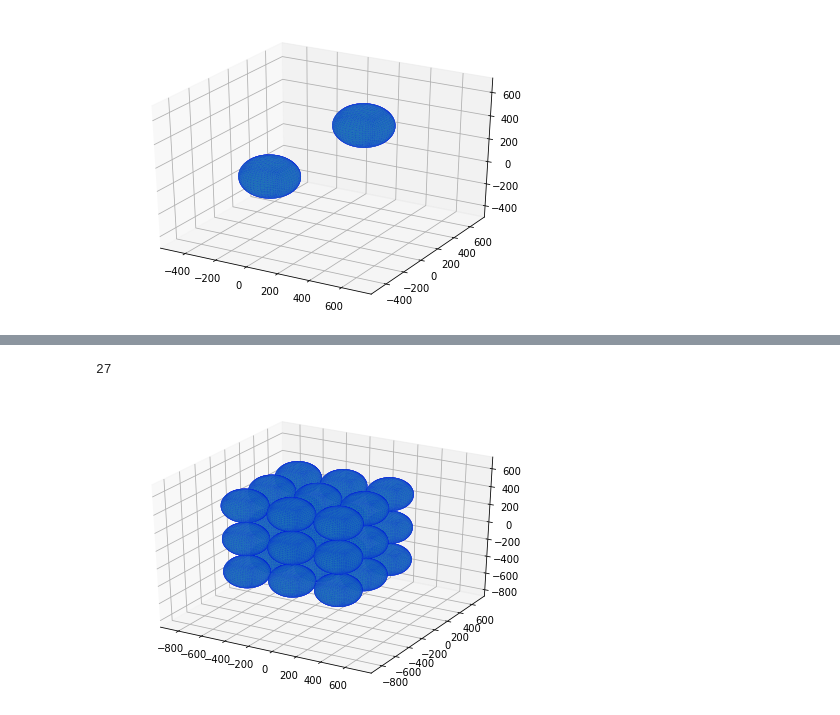
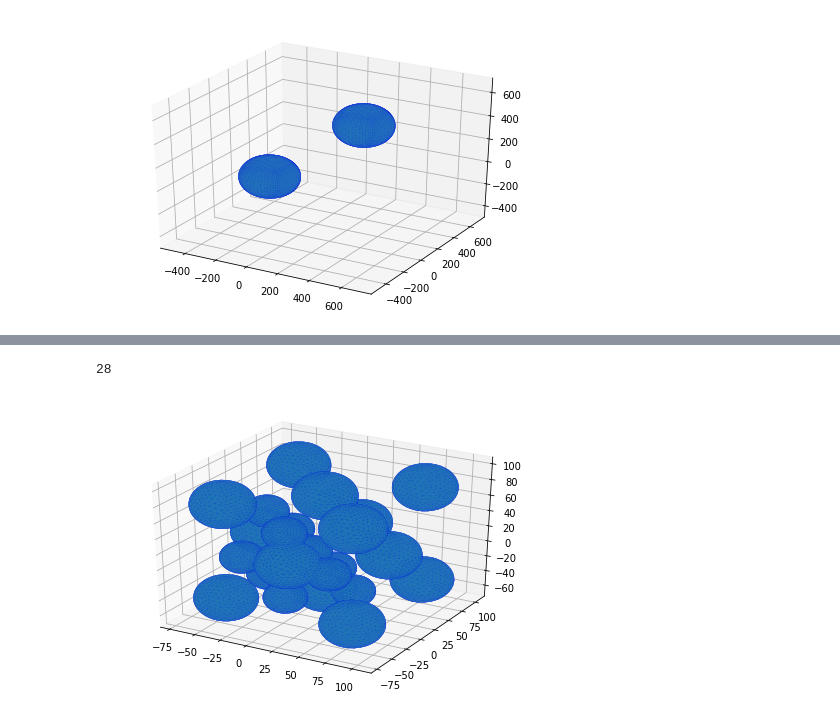
Before and after one commit to laumiulun/crystal_GUI, a Jupyter notebook: jupyter_notebook/STL_playground.ipynb, the cells around one changed output, grey strips where cells are left out. Saved outputs shown, nothing was run; the diff lists cells and outputs as text; code cells hidden in the pictures.

```diff
--- a/jupyter_notebook/STL_playground.ipynb
+++ b/jupyter_notebook/STL_playground.ipynb
@@ -27,14 +27,13 @@ def plot_stl(stl_file):
     axes.add_collection3d(mplot3d.art3d.Poly3DCollection(stl_file.vectors,edgecolors='b',linewidth=0.05))
     scale = stl_file.points.flatten('C')
     axes.auto_scale_xyz(scale,scale,scale)
-
     plt.show()
 
 figure = plt.figure()
 axes = mplot3d.Axes3D(figure)
 
 # Load the STL files and add the vectors to the plot
-your_mesh = mesh.Mesh.from_file("stl_data/3d_model_of_Sphere.stl")
+your_mesh = mesh.Mesh.from_file("stl_data/unit_circle_radius_100_binary.stl")
 axes.add_collection3d(mplot3d.art3d.Poly3DCollection(your_mesh.vectors,edgecolors='b',linewidths=0.05))
 
 # Auto scale to the mesh size
@@ -48,6 +47,17 @@ axes.set_xmargin(1)
 axes.set_ymargin(1)
 axes.set_zmargin(1)
 axes.scatter(0,0,0,s=200,c='r',marker='o')
+x, y, z = np.zeros((3,3))
+ux, vx, wx = np.array([[1,0,0],[0,0,0],[0,0,0]])*300
+uy, vy, wy = np.array([[0,0,0],[0,1,0],[0,0,0]])*300
+uz, vz, wz = np.array([[0,0,0],[0,0,0],[0,0,1]])*300
+
+print
+axes.quiver(x,y,z,ux,vx,wx,arrow_length_ratio=0.1,color='r')
+axes.quiver(x,y,z,uy,vy,wy,arrow_length_ratio=0.1,color='g')
+axes.quiver(x,y,z,uz,vz,wz,arrow_length_ratio=0.1,color='b')
+
+
 # Show the plot to the screen
 plt.show()
 # %% [output]
@@ -61,6 +71,7 @@ import numpy as np
 # %% [markdown]
 #### adding multiple sphere together
 # %%
+import numpy as np
 
 # functions for combine two different stl
 # find the max dimensions, so we can know the bounding box, getting the height,
@@ -144,6 +155,17 @@ def copy_obj(obj,dims):
     # translate z
     translate(_copy, h, h / 10., 1, 'z')
     return(_copy)
+
+# Scale object using rotation matrix
+def scale_obj(obj,scale):
+    scale_mat = np.identity(3)*scale
+    stl.mesh.Mesh.rotate_using_matrix(obj,scale_mat)
+
+def copy_scale_obj(obj,dims,scale):
+    _copy = copy_obj(obj,dims)
+    scale_obj(_copy,scale)
+
+    return _copy
 # %%
 
 ###  Check List
@@ -187,25 +229,25 @@ combined.save('stl_data/stl_test/combine_test.stl',mode=stl.Mode.ASCII)
 # %%
-#
+# Mesh
 
 
 coord = np.genfromtxt('nacl_v1_coord.csv',delimiter=',')
 
-sphere = mesh.Mesh.from_file('stl_data/ascii_3d_sphere.stl')
+sphere = mesh.Mesh.from_file('stl_data/unit_circle_radius_100_binary.stl')
 x_len,y_len,z_len =find_obj_size(sphere)
 
 # append the list
 item_list = []
 for i in range(len(coord)):
-    obj_coord = (coord[i,0]*x_len,coord[i,1]*y_len,coord[i,2]*z_len)
+    obj_coord = ((coord[i,0]+coord[i,3])*x_len,(coord[i,1]+coord[i,3])*y_len,(coord[i,2]+coord[i,3])*z_len)
 #     print(obj_coord)
-    obj = copy_obj(sphere,obj_coord)
+    obj = copy_scale_obj(sphere,obj_coord,coord[i,3])
     item_list.append(obj)
 
 print(len(item_list))
 # combine and output s stl
 combined = mesh.Mesh(np.concatenate([i.data for i in item_list]))
 plot_stl(combined)
-# combined.save('stl_data/stl_test/multi_mode.stl',mode=stl.Mode.ASCII)
+combined.save('stl_data/stl_test/multi_varying_size.stl',mode=stl.Mode.ASCII)
 # %% [output]
-27
+28
-[figure, old version]
+[figure, new version]
```
Also changed, not shown: parts of 3 cells of this notebook.
